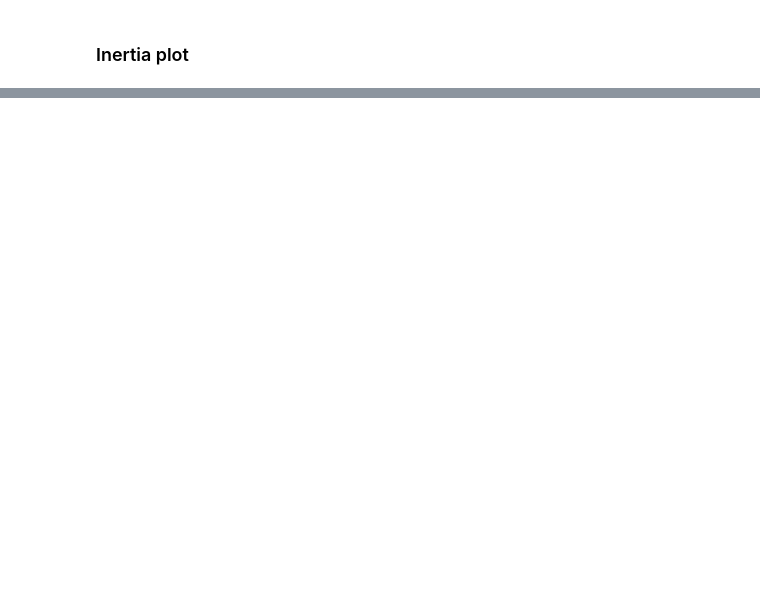
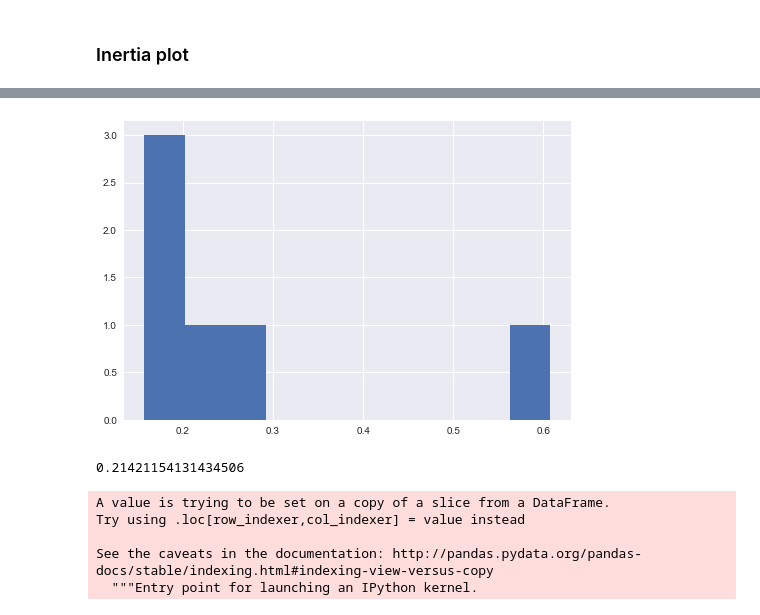
Before and after one commit to caiotaniguchi/accenture-hackathon-manguetown, a Jupyter notebook: notebooks/BasicAnalysis.ipynb, the cells around one changed output, grey strips where cells are left out. Cells and saved outputs as stored; diff of their text form; code cells hidden in the pictures; blank space fills up the shorter version.

```diff
--- a/notebooks/BasicAnalysis.ipynb
+++ b/notebooks/BasicAnalysis.ipynb
@@ -142,0 +181,10 @@ plt.show()
+# %%
+cc_data = pd.read_excel('default of credit card clients.xls', skiprows=[0])
+cc_data.set_index(['ID'], inplace=True)
+col_names = cc_data.columns.values
+col_names[-1] = 'default'
+cc_data.columns = col_names
+# %%
+cc_data['cluster'] = kmeans.labels_
+# %%
+cc_clustered_data = cc_data[['cluster','default']]
@@ -142,0 +206,2 @@ plt.show()
+# %%
+cc_default_prop = cc_clustered_data.groupby(['cluster'])['default'].mean()
@@ -142,0 +219,17 @@ plt.show()
+# %%
+cc_default_prop.hist()
+plt.show()
+# %% [output]
+[figure, added]
+# %%
+cc_default_prop.iloc[0]
+# %% [output]
+0.21421154131434506
+# %%
+cc_clustered_data['prior_default'] = [cc_default_prop.iloc[cluster] for cluster in cc_clustered_data['cluster']]
+# %% [output]
+A value is trying to be set on a copy of a slice from a DataFrame.
+Try using .loc[row_indexer,col_indexer] = value instead
+
+See the caveats in the documentation: http://pandas.pydata.org/pandas-docs/stable/indexing.html#indexing-view-versus-copy
+  """Entry point for launching an IPython kernel.
```
Also changed, not shown: parts of 15 cells of this notebook, 1 other file.
